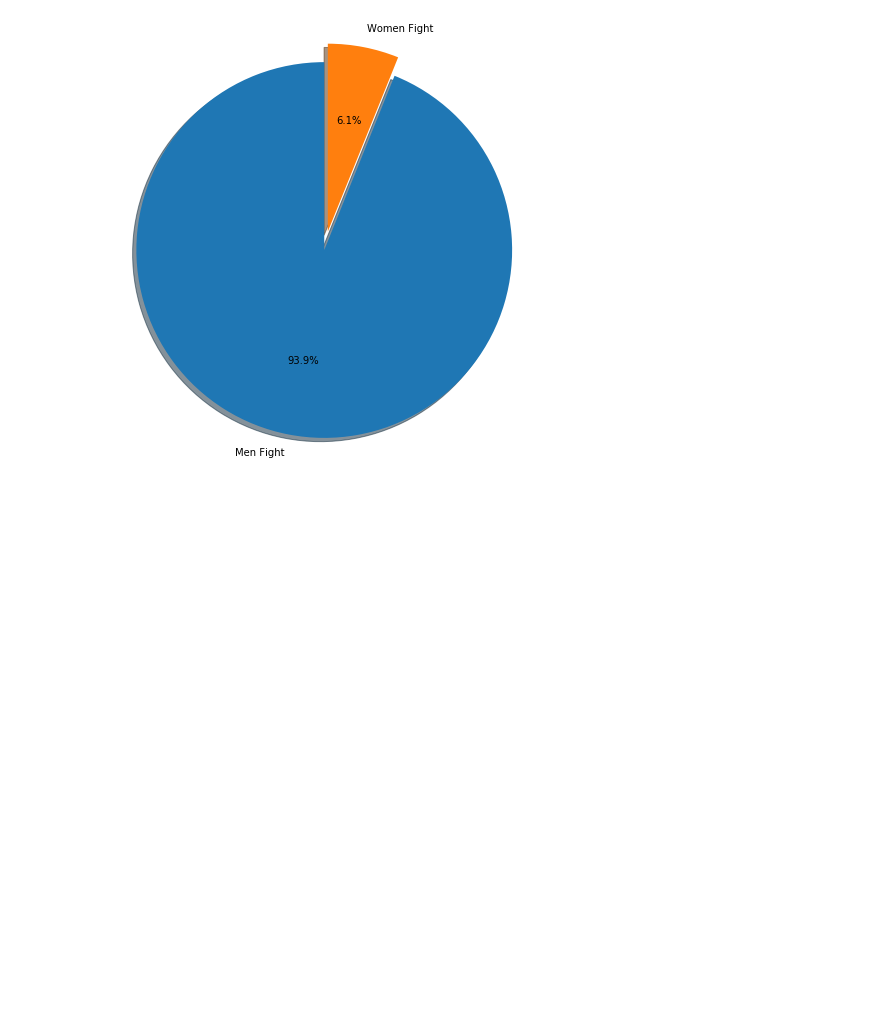
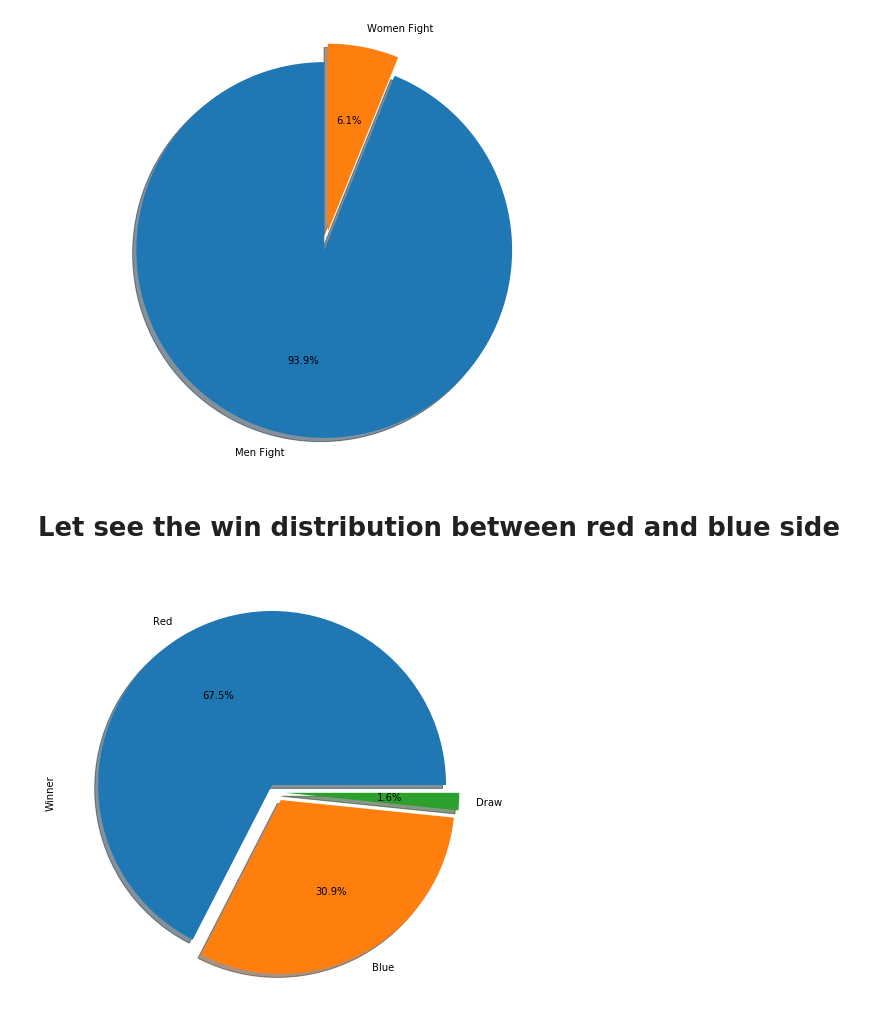
Before and after one commit to p4v10/ufc-dataset, a Jupyter notebook: ufc-visualizations.ipynb, the cells around one changed output. Cells and saved outputs as stored; diff of their text form; code cells hidden in the pictures; blank space fills up the shorter version.

```diff
--- a/ufc-visualizations.ipynb
+++ b/ufc-visualizations.ipynb
@@ -327,3 +327,11 @@ ax1.axis('equal')
 plt.show()
 # %% [output]
 [figure]
+# %% [markdown]
+# Let see the win distribution between red and blue side
+# %%
+plt.figure(figsize=(15,8))
+new['Winner'].value_counts()[:10].plot.pie(explode=[0.05,0.05,0.05],autopct='%1.1f%%',shadow=True)
+plt.show()
+# %% [output]
+[figure, added]
```
